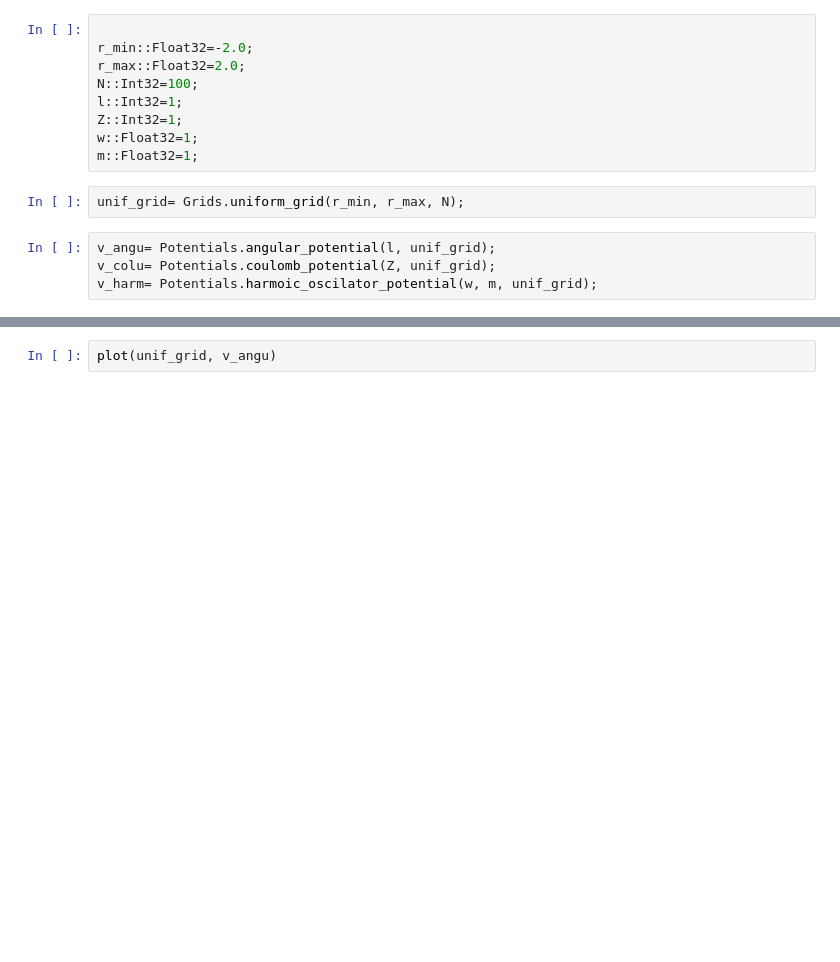
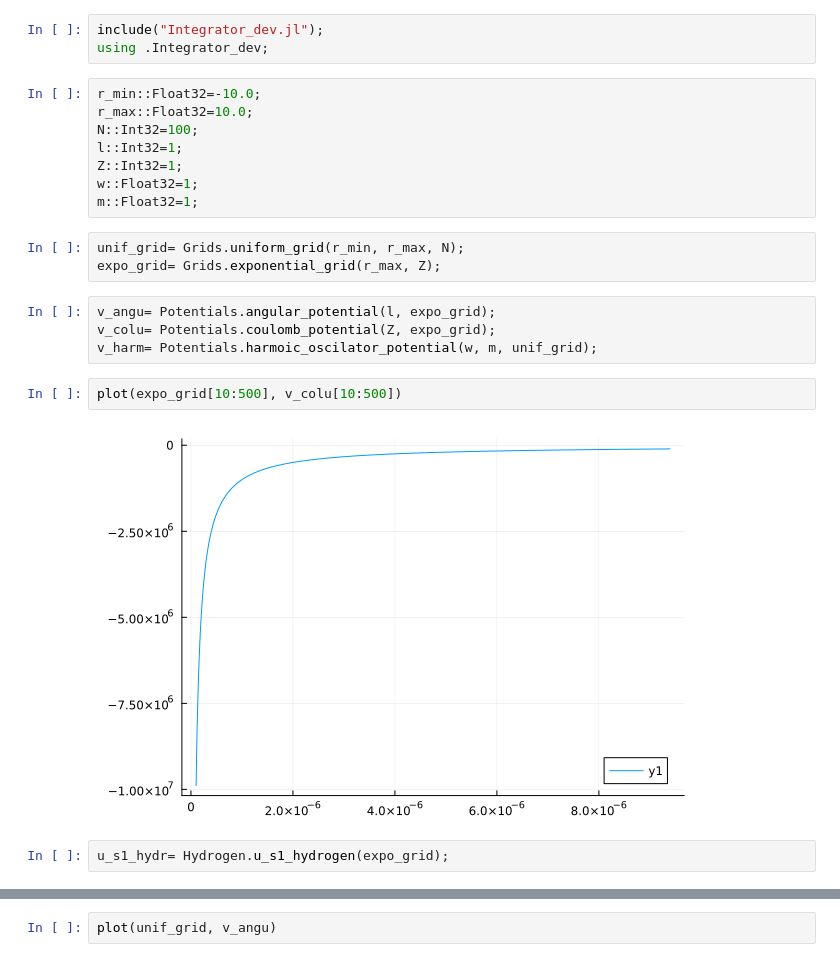
Before and after one commit to zeledon14/neutral_atom_solver, a Jupyter notebook: dev.ipynb, the cells around one changed output, grey strips where cells are left out. Cells and saved outputs as stored; diff of their text form; blank space fills up the shorter version.

```diff
--- a/dev.ipynb
+++ b/dev.ipynb
@@ -10,7 +26,9 @@ using .Potentials;
+# %%
+include("Integrator_dev.jl");
+using .Integrator_dev;
 # %%
-
-r_min::Float32=-2.0;
-r_max::Float32=2.0;
+r_min::Float32=-10.0;
+r_max::Float32=10.0;
 N::Int32=100;
 l::Int32=1;
 Z::Int32=1;
@@ -18,7 +36,14 @@ w::Float32=1;
 m::Float32=1;
 # %%
 unif_grid= Grids.uniform_grid(r_min, r_max, N);
+expo_grid= Grids.exponential_grid(r_max, Z);
 # %%
-v_angu= Potentials.angular_potential(l, unif_grid);
-v_colu= Potentials.coulomb_potential(Z, unif_grid);
+v_angu= Potentials.angular_potential(l, expo_grid);
+v_colu= Potentials.coulomb_potential(Z, expo_grid);
 v_harm= Potentials.harmoic_oscilator_potential(w, m, unif_grid);
+# %%
+plot(expo_grid[10:500], v_colu[10:500])
+# %% [output]
+[figure, added]
+# %%
+u_s1_hydr= Hydrogen.u_s1_hydrogen(expo_grid);
```
Also changed, not shown: parts of 10 cells of this notebook, 10 other files.
